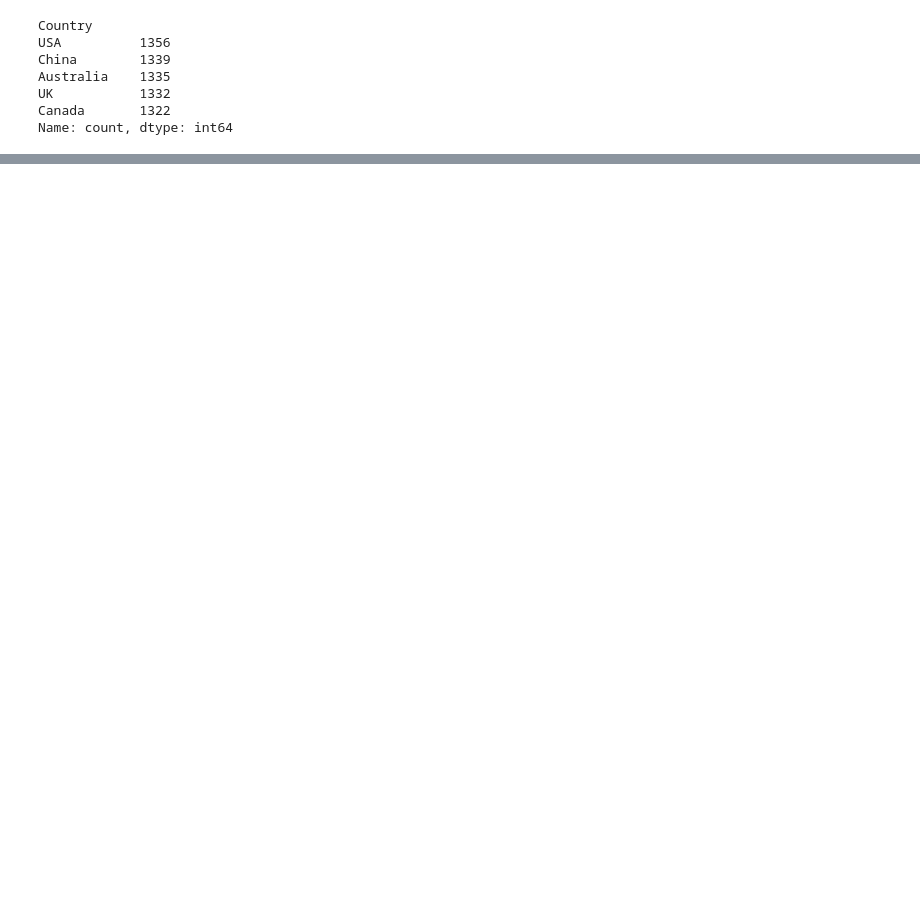
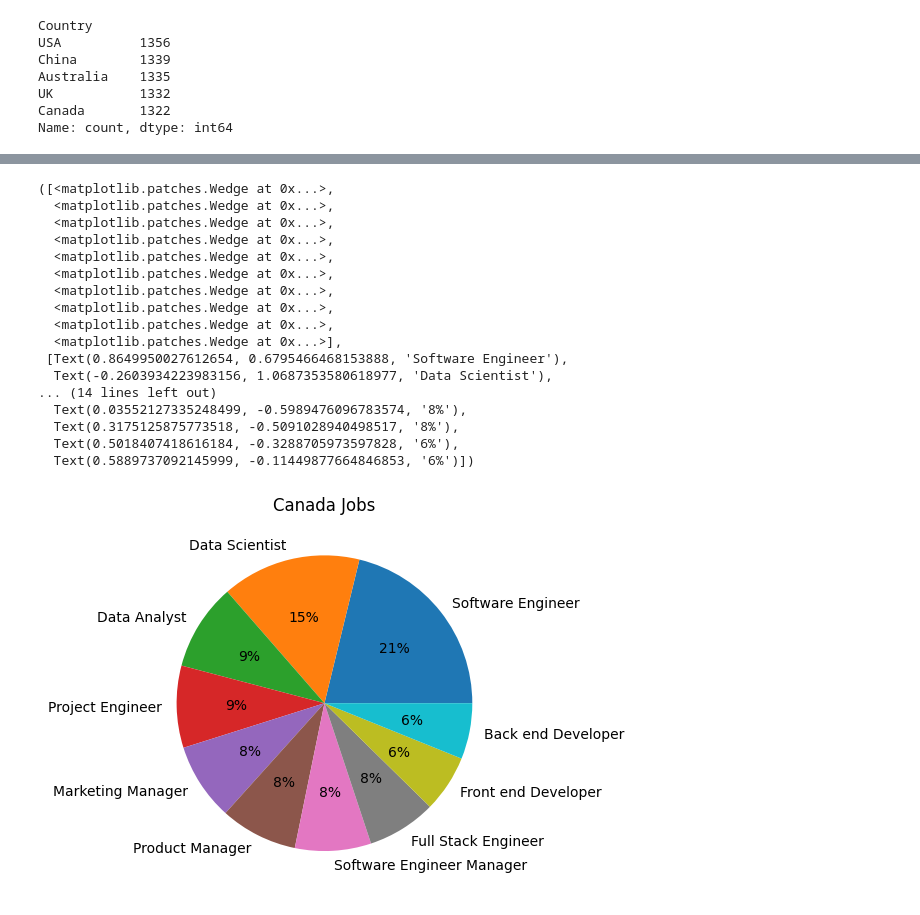
Before and after one commit to AbhijayPaul/HackTheHood-Final, a Jupyter notebook: HtHFinal.ipynb, the cells around one changed output, grey strips where cells are left out. Drawn from its saved outputs; the diff is of its cells as text; code cells hidden in the pictures; blank space fills up the shorter version.

```diff
--- a/HtHFinal.ipynb
+++ b/HtHFinal.ipynb
@@ -549,0 +584,2 @@ Name: count, dtype: int64
+# %%
+CAdata = CanSalary["Job Title"].value_counts().head(10)
@@ -549,0 +630,22 @@ Name: count, dtype: int64
+# %%
+plt.title("Canada Jobs")
+plt.pie(CAdata, labels=CAdata.index, autopct='%.0f%%')
+# %% [output]
+([<matplotlib.patches.Wedge at 0x...>,
+  <matplotlib.patches.Wedge at 0x...>,
+  <matplotlib.patches.Wedge at 0x...>,
+  <matplotlib.patches.Wedge at 0x...>,
+  <matplotlib.patches.Wedge at 0x...>,
+  <matplotlib.patches.Wedge at 0x...>,
+  <matplotlib.patches.Wedge at 0x...>,
+  <matplotlib.patches.Wedge at 0x...>,
+  <matplotlib.patches.Wedge at 0x...>,
+  <matplotlib.patches.Wedge at 0x...>],
+ [Text(0.8649950027612654, 0.6795466468153888, 'Software Engineer'),
+  Text(-0.2603934223983156, 1.0687353580618977, 'Data Scientist'),
+... (14 lines left out)
+  Text(0.03552127335248499, -0.5989476096783574, '8%'),
+  Text(0.3175125875773518, -0.5091028940498517, '8%'),
+  Text(0.5018407418616184, -0.3288705973597828, '6%'),
+  Text(0.5889737092145999, -0.11449877664846853, '6%')])
+[figure, added]
```
Also changed, not shown: parts of 14 cells of this notebook.
